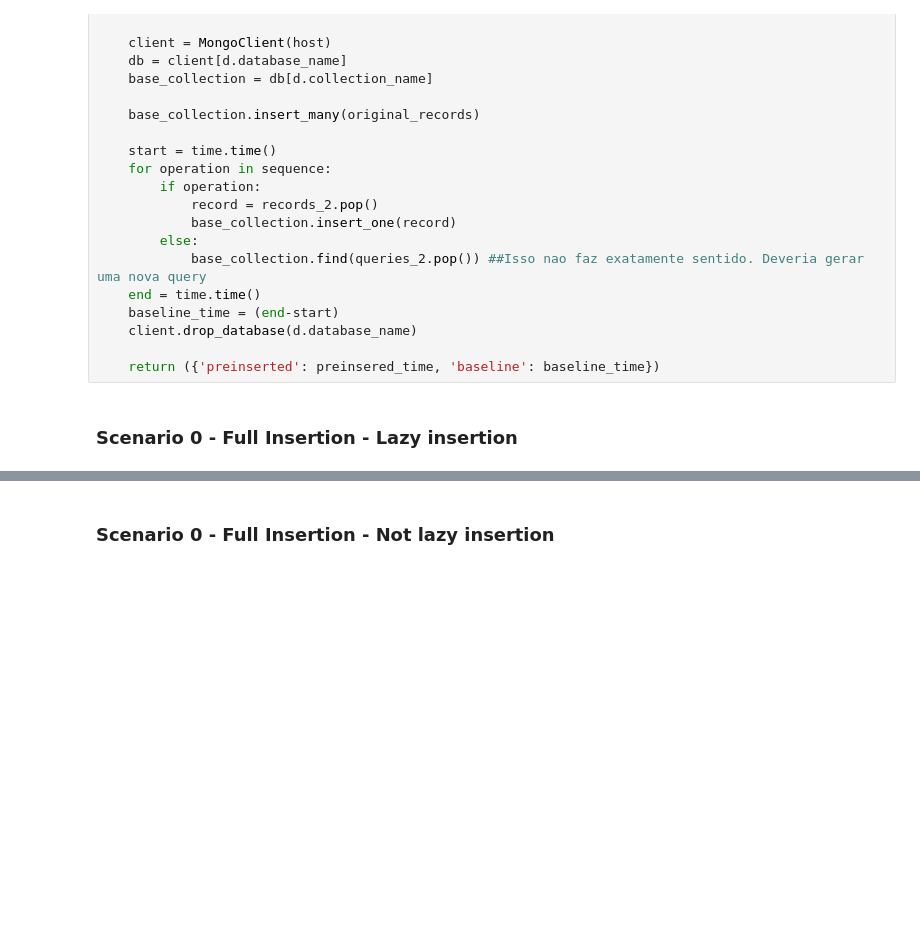
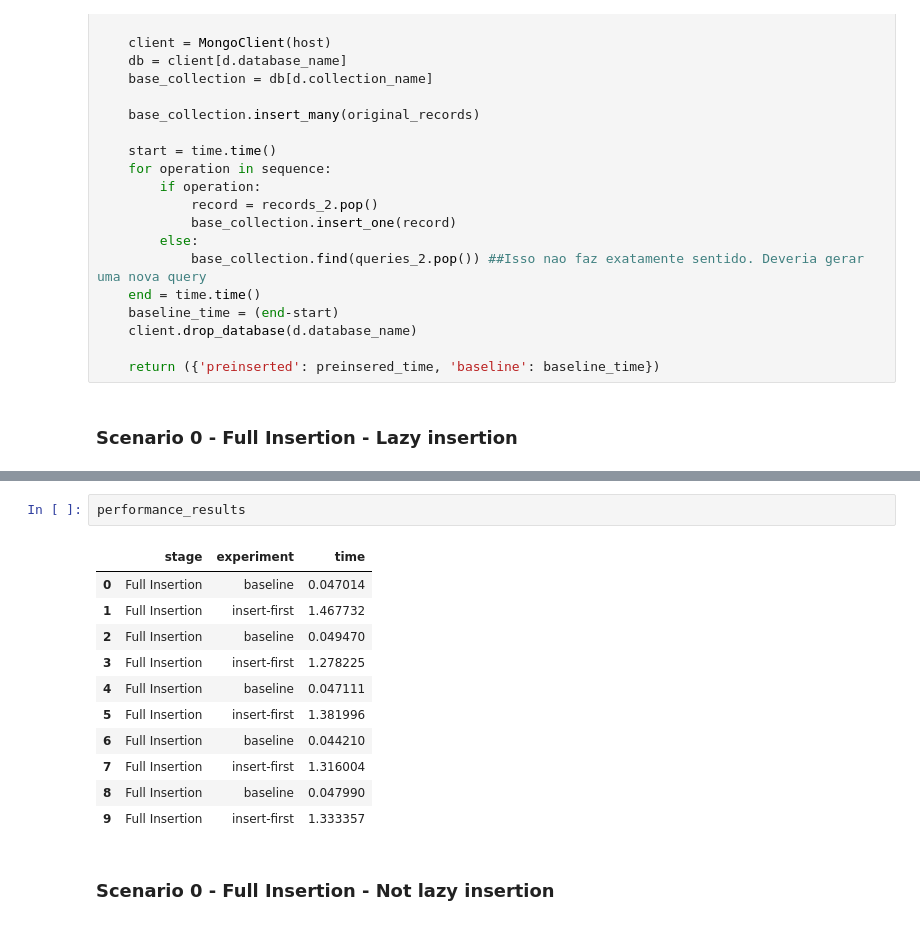
Before and after one commit to pisn/semantic_heterogeneous_database, a Jupyter notebook: simulations.ipynb, the cells around one changed output, grey strips where cells are left out. Cells and saved outputs as stored; diff of their text form; blank space fills up the shorter version.

```diff
--- a/simulations.ipynb
+++ b/simulations.ipynb
@@ -261,3 +263,17 @@ KeyError: 0
+# %%
+performance_results
+# %% [output]
+|  | stage | experiment | time |
+| 0 | Full Insertion | baseline | 0.047014 |
+| 1 | Full Insertion | insert-first | 1.467732 |
+| 2 | Full Insertion | baseline | 0.049470 |
+| 3 | Full Insertion | insert-first | 1.278225 |
+| 4 | Full Insertion | baseline | 0.047111 |
+| 5 | Full Insertion | insert-first | 1.381996 |
+| 6 | Full Insertion | baseline | 0.044210 |
+| 7 | Full Insertion | insert-first | 1.316004 |
+| 8 | Full Insertion | baseline | 0.047990 |
+| 9 | Full Insertion | insert-first | 1.333357 |
 # %% [markdown]
 ### Scenario 0 - Full Insertion - Not lazy insertion
 # %%
```
Also changed, not shown: parts of 1 cell of this notebook, 3 other files.
